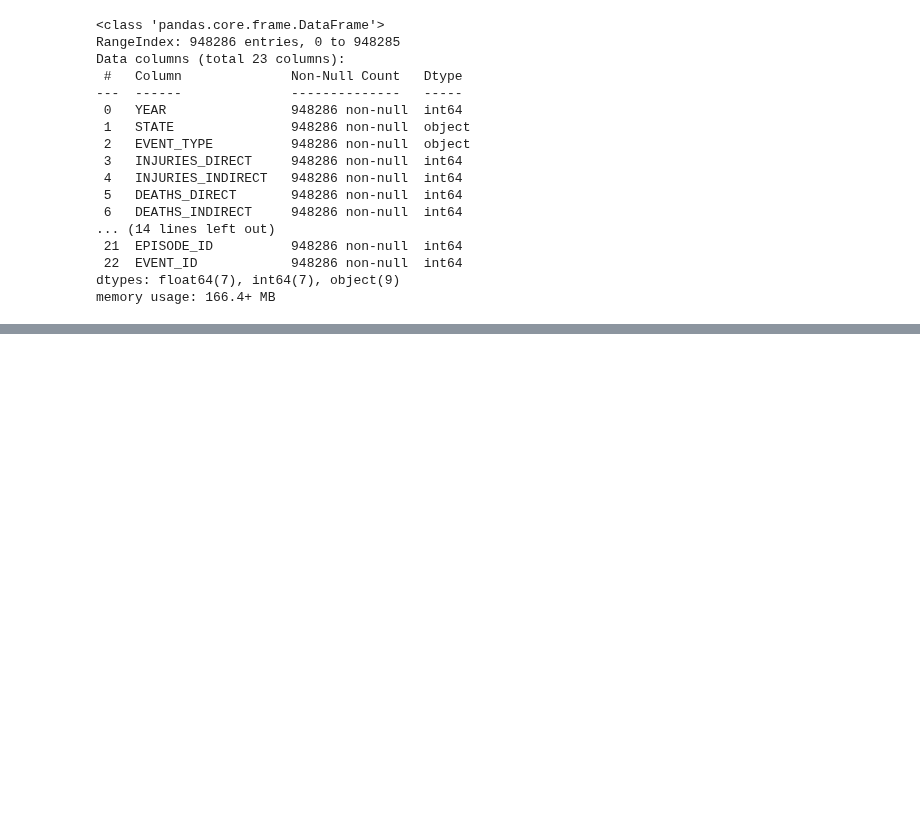
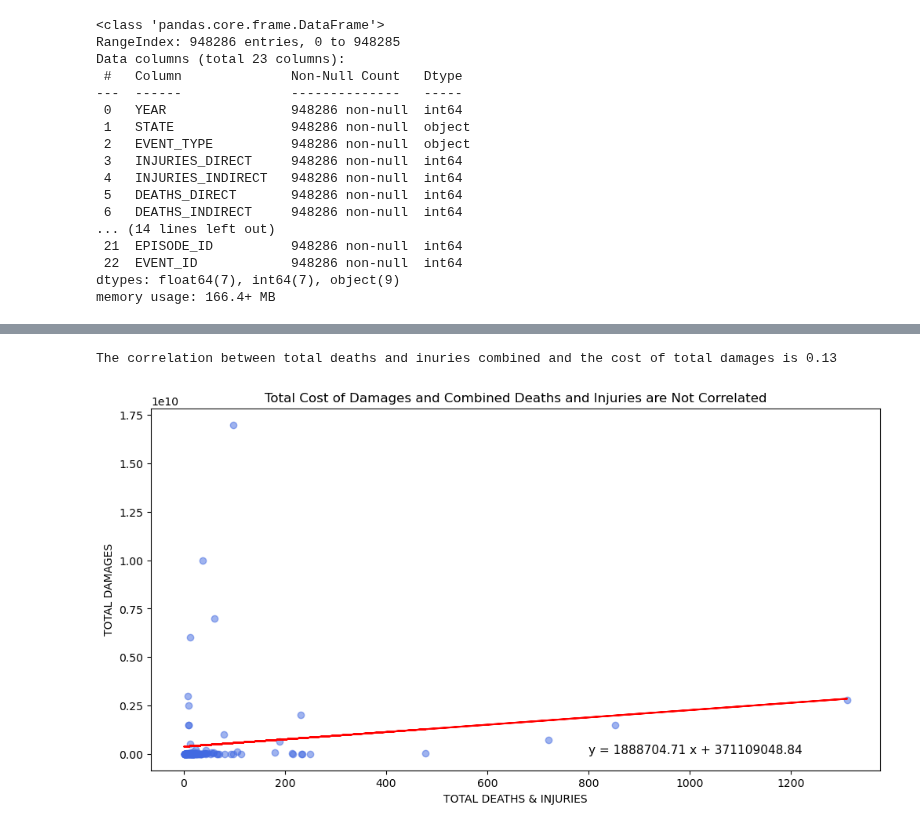
Before and after one commit to elizabethmorgan26/team1, a Jupyter notebook: mergestorm.ipynb, the cells around one changed output, grey strips where cells are left out. Drawn from its saved outputs; the diff is of its cells as text; code cells hidden in the pictures; blank space fills up the shorter version.

```diff
--- a/mergestorm.ipynb
+++ b/mergestorm.ipynb
@@ -247,0 +279,27 @@ plt.show()
+# %%
+# Add new columns that combine deaths and injuries (to look for correlation with damages)
+groupbydeath_df["TOTAL DEATHS & INJURIES"] = groupbydeath_df["TOTAL DEATHS"] + groupbydeath_df["TOTAL INJURIES"]
+# %%
+# Calculate the correlation coefficient and a linear regression model for total deaths/injuries and damages
+
+death_damages = groupbydeath_df.groupby("EPISODE_ID").agg({"TOTAL DEATHS & INJURIES": "mean", "TOTAL DAMAGES": "mean"})
+
+correlation =stats.pearsonr(death_damages["TOTAL DEATHS & INJURIES"],death_damages["TOTAL DAMAGES"])
+print(f"The correlation between total deaths and inuries combined and the cost of total damages is {round(correlation[0],2)}")
+
+# Add the linear regression equation and line to plot
+(slope, intercept,rvalue, pvalue, stderr)= stats.linregress(death_damages["TOTAL DEATHS & INJURIES" ],death_damages["TOTAL DAMAGES"])
+regress_values= death_damages["TOTAL DEATHS & INJURIES"]* slope + intercept
+line_eq= f"y = {round(slope, 2)} x + {round(intercept, 2)}"
+
+plt.figure(figsize=(12, 6))
+plt.scatter(groupbydeath_df["TOTAL DEATHS & INJURIES"], groupbydeath_df["TOTAL DAMAGES"] ,color='royalblue', alpha=0.5)
+plt.plot(death_damages["TOTAL DEATHS & INJURIES"], regress_values, color='red')
+plt.annotate(line_eq,(800, 36), fontsize=11)
+plt.xlabel("TOTAL DEATHS & INJURIES")
+plt.ylabel("TOTAL DAMAGES")
+plt.title("Total Cost of Damages and Combined Deaths and Injuries are Not Correlated")
+plt.show()
+# %% [output]
+The correlation between total deaths and inuries combined and the cost of total damages is 0.13
+[figure, added]
```
Also changed, not shown: parts of 38 cells of this notebook.
